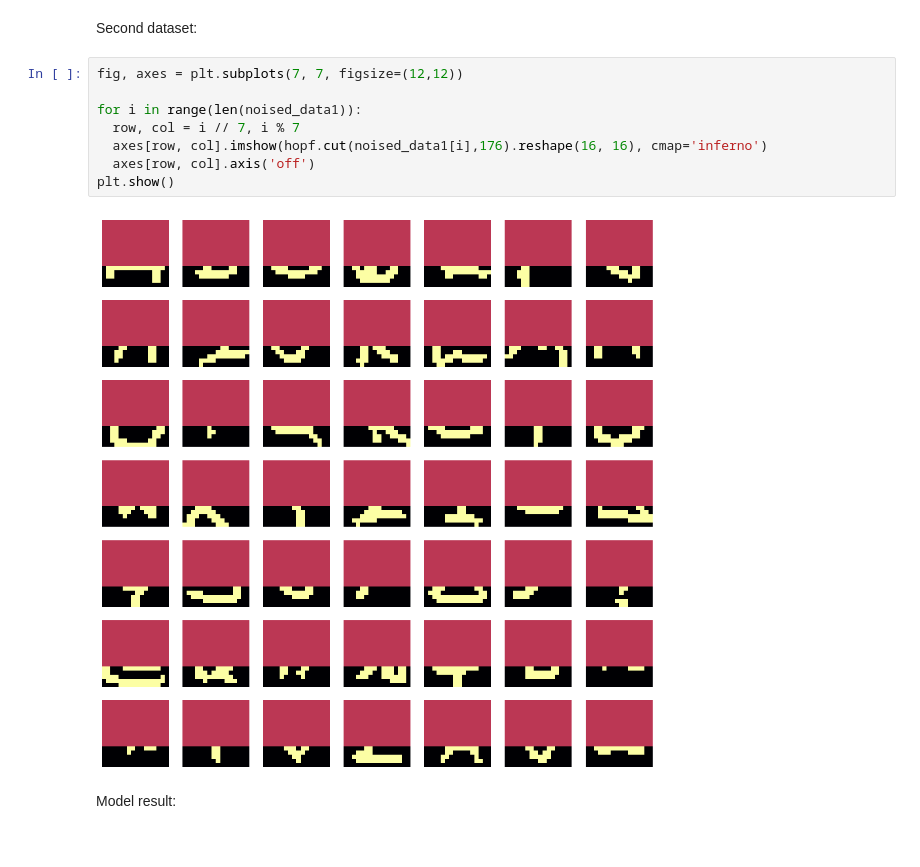
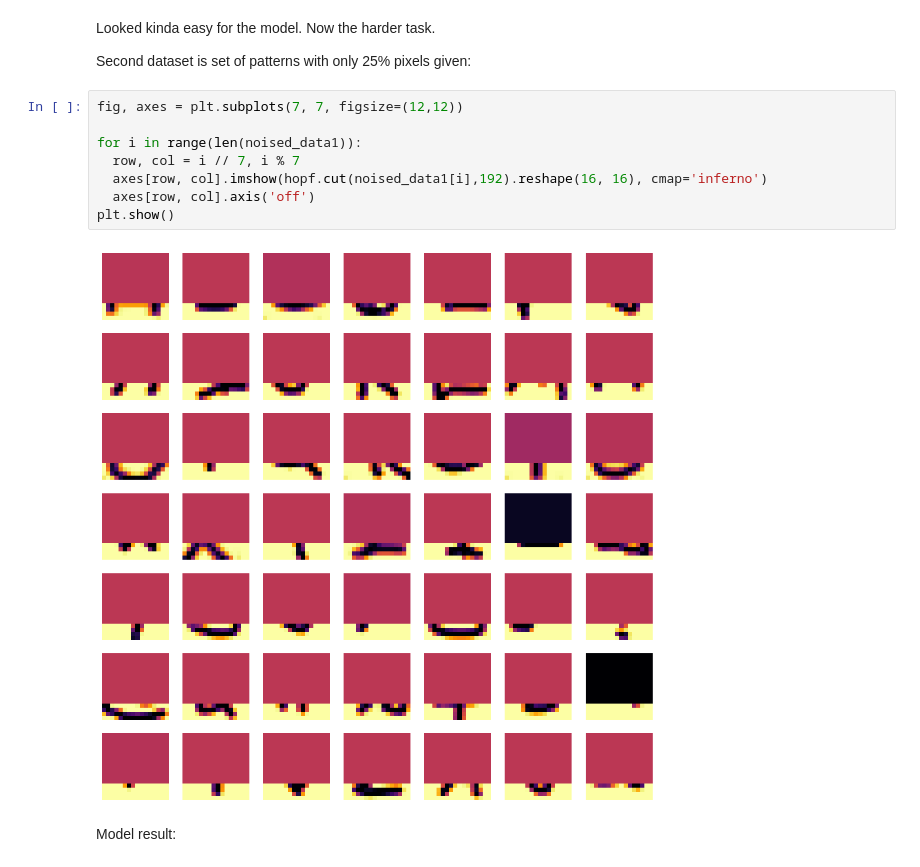
Before and after one commit to kebabee/ML-assiociative-memory, a Jupyter notebook: modern_hopfield_network_basics.ipynb, the cells around one changed output. Cells and saved outputs as stored; diff of their text form.

```diff
--- a/modern_hopfield_network_basics.ipynb
+++ b/modern_hopfield_network_basics.ipynb
@@ -150,15 +157,17 @@ plt.show()
-# %% [markdown]
-Second dataset:
+# %% [markdown]
+Looked kinda easy for the model. Now the harder task.
+
+Second dataset is set of patterns with only 25% pixels given:
 # %%
 fig, axes = plt.subplots(7, 7, figsize=(12,12))
 
 for i in range(len(noised_data1)):
   row, col = i // 7, i % 7
-  axes[row, col].imshow(hopf.cut(noised_data1[i],176).reshape(16, 16), cmap='inferno')
+  axes[row, col].imshow(hopf.cut(noised_data1[i],192).reshape(16, 16), cmap='inferno')
   axes[row, col].axis('off')
 plt.show()
 # %% [output]
-[figure, old version]
+[figure, new version]
 # %% [markdown]
 Model result:
 # %%
```
Also changed, not shown: parts of 19 cells of this notebook.
